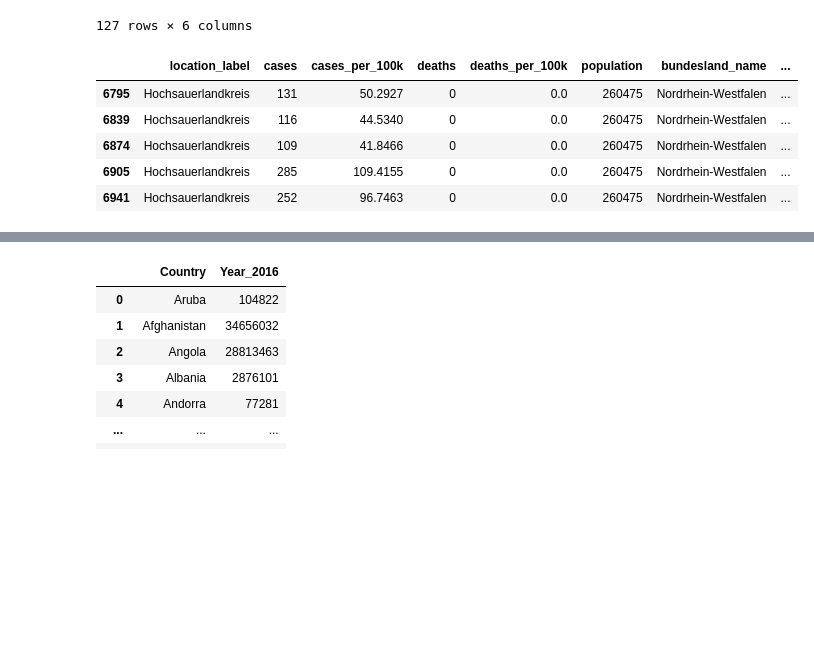
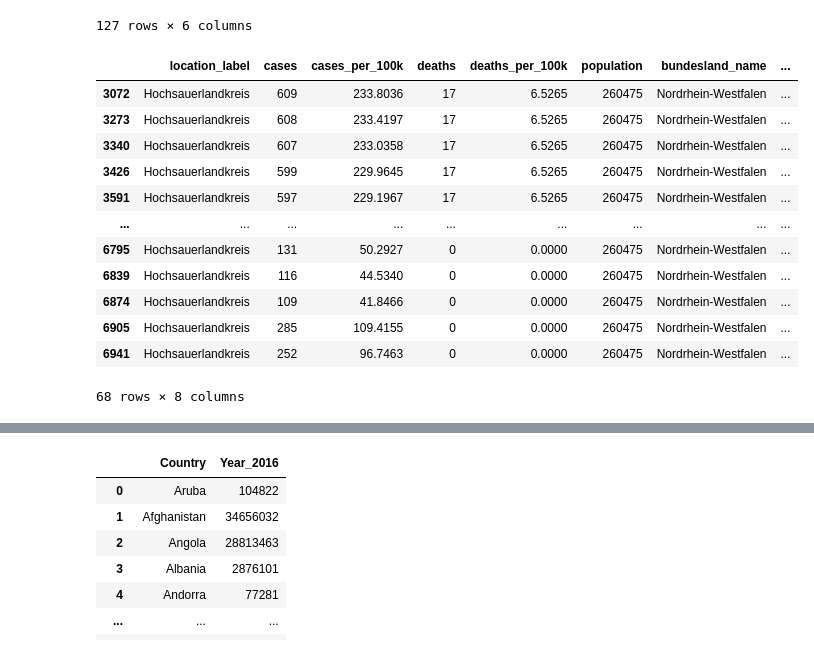
Before and after one commit to Jubo30/Data-Science-Project, a Jupyter notebook: Täglicher Zuwachs Deutschland.ipynb, the cells around one changed output, grey strips where cells are left out. Saved outputs shown, nothing was run; the diff lists cells and outputs as text; code cells hidden in the pictures; blank space fills up the shorter version.

```diff
--- a/Täglicher Zuwachs Deutschland.ipynb
+++ b/Täglicher Zuwachs Deutschland.ipynb
@@ -186,18 +186,27 @@ welt_zuwachs.loc[welt_zuwachs['Country'].isin(arraywelt)]
 # %%
 kreise_zuwachs = pd.read_csv('COVID-19 Cases Germany_1591375436907.csv')
 kreise_zuwachs.drop(['relative_case_changes','fb_id','cases_per_population','relative_death_changes','bundesland_ags','kreis_ags','kreis_nuts','kreis_name','deaths_per_population','fb_datetime'], axis=1, inplace=True)
 kreise_zuwachs = kreise_zuwachs.fillna(0)
 kreise_zuwachs['deaths'] = kreise_zuwachs['deaths'].astype(int)
 #kreise_zuwachs['publication_datetime'] = kreise_zuwachs['publication_datetime'].replace('00:00:00'," ", regex = True)
 kreise_zuwachs['publication_datetime'] = kreise_zuwachs['publication_datetime'].str[:11]
 #kreise_zuwachs.head()
 arraykreise = ["Hochsauerlandkreis"]
 HSK = kreise_zuwachs.loc[kreise_zuwachs['location_label'].isin(arraykreise)]
-HSK.tail()
+arraykreise2 = ["Essen"]
+Essen = kreise_zuwachs.loc[kreise_zuwachs['location_label'].isin(arraykreise2)]
+HSK
 # %% [output]
 |  | location_label | cases | cases_per_100k | deaths | deaths_per_100k | population | bundesland_name | ... |
-| 6795 | Hochsauerlandkreis | 131 | 50.2927 | 0 | 0.0 | 260475 | Nordrhein-Westfalen | ... |
-| 6839 | Hochsauerlandkreis | 116 | 44.5340 | 0 | 0.0 | 260475 | Nordrhein-Westfalen | ... |
-| 6874 | Hochsauerlandkreis | 109 | 41.8466 | 0 | 0.0 | 260475 | Nordrhein-Westfalen | ... |
-| 6905 | Hochsauerlandkreis | 285 | 109.4155 | 0 | 0.0 | 260475 | Nordrhein-Westfalen | ... |
-| 6941 | Hochsauerlandkreis | 252 | 96.7463 | 0 | 0.0 | 260475 | Nordrhein-Westfalen | ... |
+| 3072 | Hochsauerlandkreis | 609 | 233.8036 | 17 | 6.5265 | 260475 | Nordrhein-Westfalen | ... |
+| 3273 | Hochsauerlandkreis | 608 | 233.4197 | 17 | 6.5265 | 260475 | Nordrhein-Westfalen | ... |
+| 3340 | Hochsauerlandkreis | 607 | 233.0358 | 17 | 6.5265 | 260475 | Nordrhein-Westfalen | ... |
+| 3426 | Hochsauerlandkreis | 599 | 229.9645 | 17 | 6.5265 | 260475 | Nordrhein-Westfalen | ... |
+| 3591 | Hochsauerlandkreis | 597 | 229.1967 | 17 | 6.5265 | 260475 | Nordrhein-Westfalen | ... |
+| ... | ... | ... | ... | ... | ... | ... | ... | ... |
+| 6795 | Hochsauerlandkreis | 131 | 50.2927 | 0 | 0.0000 | 260475 | Nordrhein-Westfalen | ... |
+| 6839 | Hochsauerlandkreis | 116 | 44.5340 | 0 | 0.0000 | 260475 | Nordrhein-Westfalen | ... |
+| 6874 | Hochsauerlandkreis | 109 | 41.8466 | 0 | 0.0000 | 260475 | Nordrhein-Westfalen | ... |
+| 6905 | Hochsauerlandkreis | 285 | 109.4155 | 0 | 0.0000 | 260475 | Nordrhein-Westfalen | ... |
+| 6941 | Hochsauerlandkreis | 252 | 96.7463 | 0 | 0.0000 | 260475 | Nordrhein-Westfalen | ... |
+68 rows × 8 columns
```
Also changed, not shown: parts of 7 cells of this notebook.
